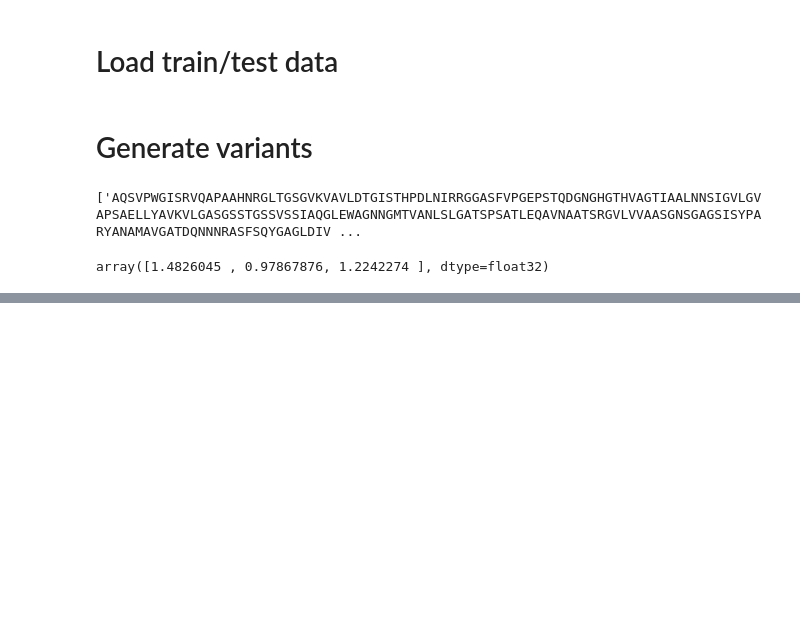
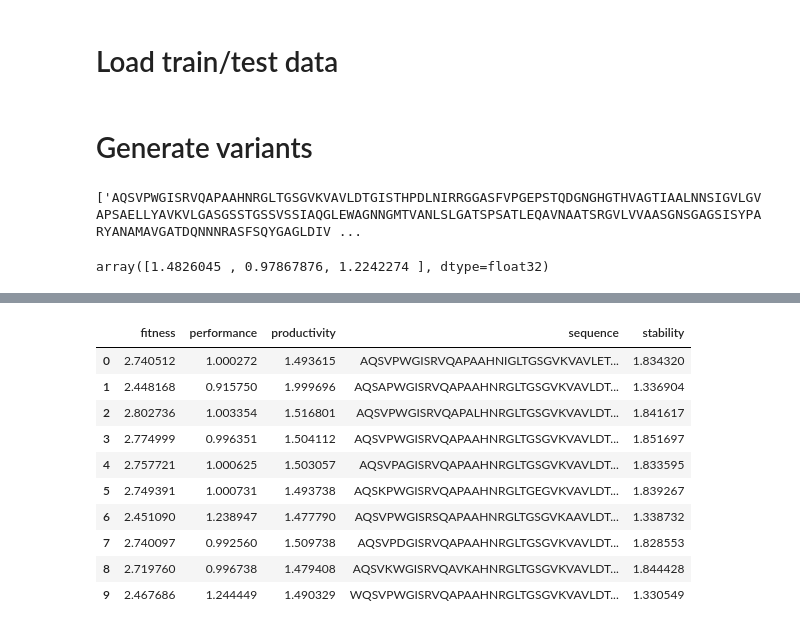
Before and after one commit to Lodewic/DuPont-hackathon, a Jupyter notebook: notebooks/lvt-1.1-Load_trained_keras_model.ipynb, the cells around one changed output, grey strips where cells are left out. Drawn from its saved outputs; the diff is of its cells as text; code cells hidden in the pictures; blank space fills up the shorter version.

Commit message:
generate variants in load keras notebook

```diff
--- a/notebooks/lvt-1.1-Load_trained_keras_model.ipynb
+++ b/notebooks/lvt-1.1-Load_trained_keras_model.ipynb
@@ -62,4 +62,5 @@ for i in range(10000):
     variants.append(variant_performance)
 # %%
 df_variants = pd.DataFrame(variants) \
-    .assign(fitness = lambda x: x['productivity']*x['performance']*x['stability'])
+    .assign(fitness = lambda x: x['productivity']*x['performance']*x['stability']) \
+    .sort_values('fitness', ascending=False)
@@ -90,0 +93,2 @@ df_variants.sort_values('fitness', ascending=False)
+# %%
+sequences = [("".join(seq)) for seq in df_variants.sequence[:10]]
@@ -90,0 +129,14 @@ df_variants.sort_values('fitness', ascending=False)
+# %%
+pd.DataFrame(r.json())
+# %% [output]
+|  | fitness | performance | productivity | sequence | stability |
+| 0 | 2.740512 | 1.000272 | 1.493615 | AQSVPWGISRVQAPAAHNIGLTGSGVKVAVLET... | 1.834320 |
+| 1 | 2.448168 | 0.915750 | 1.999696 | AQSAPWGISRVQAPAAHNRGLTGSGVKVAVLDT... | 1.336904 |
+| 2 | 2.802736 | 1.003354 | 1.516801 | AQSVPWGISRVQAPALHNRGLTGSGVKVAVLDT... | 1.841617 |
+| 3 | 2.774999 | 0.996351 | 1.504112 | AQSVPWGISRVQAPAAHNRGLTGSGVKVAVLDT... | 1.851697 |
+| 4 | 2.757721 | 1.000625 | 1.503057 | AQSVPAGISRVQAPAAHNRGLTGSGVKVAVLDT... | 1.833595 |
+| 5 | 2.749391 | 1.000731 | 1.493738 | AQSKPWGISRVQAPAAHNRGLTGEGVKVAVLDT... | 1.839267 |
+| 6 | 2.451090 | 1.238947 | 1.477790 | AQSVPWGISRSQAPAAHNRGLTGSGVKAAVLDT... | 1.338732 |
+| 7 | 2.740097 | 0.992560 | 1.509738 | AQSVPDGISRVQAPAAHNRGLTGSGVKVAVLDT... | 1.828553 |
+| 8 | 2.719760 | 0.996738 | 1.479408 | AQSVKWGISRVQAVKAHNRGLTGSGVKVAVLDT... | 1.844428 |
+| 9 | 2.467686 | 1.244449 | 1.490329 | WQSVPWGISRVQAPAAHNRGLTGSGVKVAVLDT... | 1.330549 |
```
Also changed, not shown: parts of 6 cells of this notebook.
